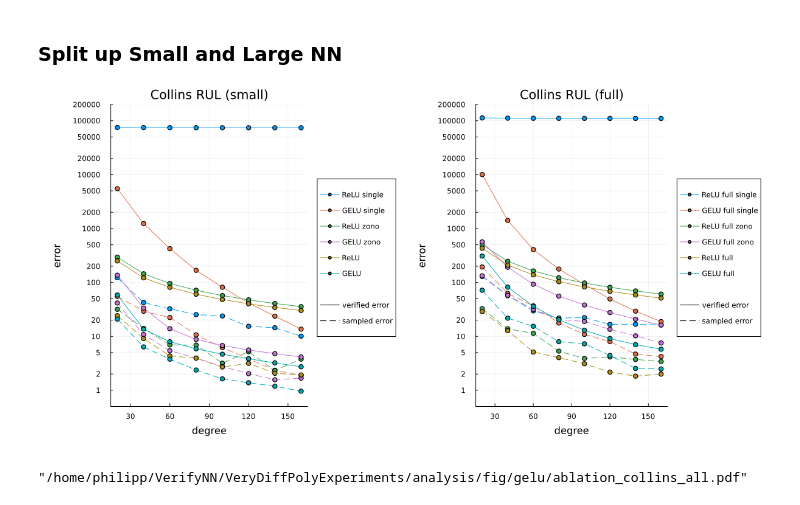
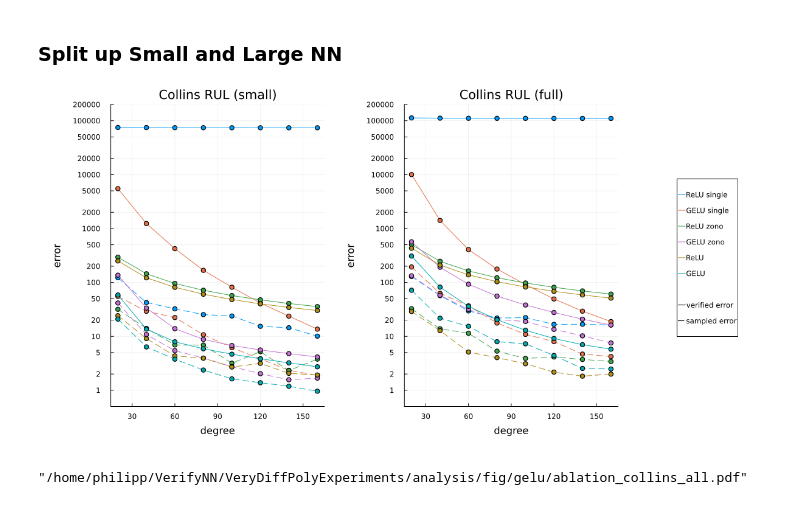
Before and after one commit to phK3/VeryDiffPolyExperiments, a Jupyter notebook: analysis/gelu/ablation.ipynb, the cells around one changed output. Drawn from its saved outputs; the diff is of its cells as text; code cells hidden in the pictures.

Commit message:
update collins all plot

```diff
--- a/analysis/gelu/ablation.ipynb
+++ b/analysis/gelu/ablation.ipynb
@@ -576,7 +576,7 @@ plot!([0], [1], label="sampled error", color = :black, linestyle=:dash)
 yticks = [1,2,5,10,20,50,100, 200, 500, 1000, 2000, 5000, 10000, 20000, 50000, 100000, 200000]
 ytick_labels = string.(yticks)
 p1 = plot(xlabel="degree", ylabel="error", yaxis=:log10, yticks=(yticks, ytick_labels),
-          xlims=(15, 165), ylims=(0.5, 200000), formatter=:plain, legend=:outerright,
+          xlims=(15, 165), ylims=(0.5, 200000), formatter=:plain, legend=false,
           title="Collins RUL (small)")
 
 # small networks
@@ -610,39 +610,46 @@ plot!([0], [1], label="sampled error", color = :black, linestyle=:dash)
 
 # full network
 p2 = plot(xlabel="degree", ylabel="error", yaxis=:log10, yticks=(yticks, ytick_labels),
-          xlims=(15, 165), ylims=(0.5, 200000), formatter=:plain, legend=:outerright,
+          xlims=(15, 165), ylims=(0.5, 200000), formatter=:plain, legend=false,
           title="Collins RUL (full)")
 
 ## single poly
 plot!(collins_relu_full_single_results["degrees"], collins_relu_full_single_results["ϵs"], label="ReLU full single", markershape=:circle, color=1)
 plot!(collins_relu_full_single_results["degrees"], collins_relu_full_single_results["ϵ_samples"], label=nothing, linestyle=:dash, markershape=:circle, color=1)
 
 plot!(collins_gelu_full_single_results["degrees"], collins_gelu_full_single_results["ϵs"], label="GELU full single", markershape=:circle, color=2)
 plot!(collins_gelu_full_single_results["degrees"], collins_gelu_full_single_results["ϵ_samples"], label=nothing, linestyle=:dash, markershape=:circle, color=2)
 
 ## zono bounds
 plot!(collins_relu_full_zono_results["degrees"], collins_relu_full_zono_results["ϵs"], label="ReLU full zono", markershape=:circle, color=3)
 plot!(collins_relu_full_zono_results["degrees"], collins_relu_full_zono_results["ϵ_samples"], label=nothing, linestyle=:dash, markershape=:circle, color=3)
 
 plot!(collins_gelu_full_zono_results["degrees"], collins_gelu_full_zono_results["ϵs"], label="GELU full zono", markershape=:circle, color=4)
 plot!(collins_gelu_full_zono_results["degrees"], collins_gelu_full_zono_results["ϵ_samples"], label=nothing, linestyle=:dash, markershape=:circle, color=4)
 
 # aCROWN bounds
 plot!(collins_relu_full_results["degrees"], collins_relu_full_results["ϵs"], label="ReLU full", markershape=:circle, color=5)
 plot!(collins_relu_full_results["degrees"], collins_relu_full_results["ϵ_samples"], label=nothing, linestyle=:dash, markershape=:circle, color=5)
 
 plot!(collins_gelu_full_results["degrees"], collins_gelu_full_results["ϵs"], label="GELU full", markershape=:circle, color=6)
 plot!(collins_gelu_full_results["degrees"], collins_gelu_full_results["ϵ_samples"], label=nothing, linestyle=:dash, markershape=:circle, color=6)
 
+p3 = plot(framestyle=:none, grid=false, showaxis=false, ticks=false, legend=:inside)
+plot!([0], [0], label="ReLU single", color=1)
+plot!([0], [0], label="GELU single", color=2)
+plot!([0], [0], label="ReLU zono", color=3)
+plot!([0], [0], label="GELU zono", color=4)
+plot!([0], [0], label="ReLU", color=5)
+plot!([0], [0], label="GELU", color=6)
 
 plot!([0], [1], label="\n", color = :white)
 
 plot!([0], [1], label="verified error", color = :black, linestyle=:solid)
 plot!([0], [1], label="sampled error", color = :black, linestyle=:dash)
 
-p = plot(p1, p2, layout=(1, 2), size=(1200, 600), left_margin=10mm, bottom_margin=10mm)
+p = plot(p1, p2, p3, layout=@layout([a b c{0.2w}]), link=:y, size=(1200, 600), left_margin=10mm, bottom_margin=10mm)
 # %% [output]
-[figure, old version]
+[figure, new version]
 # %%
 savefig(p, "../fig/gelu/ablation_collins_all.pdf")
 # %% [output]
```
